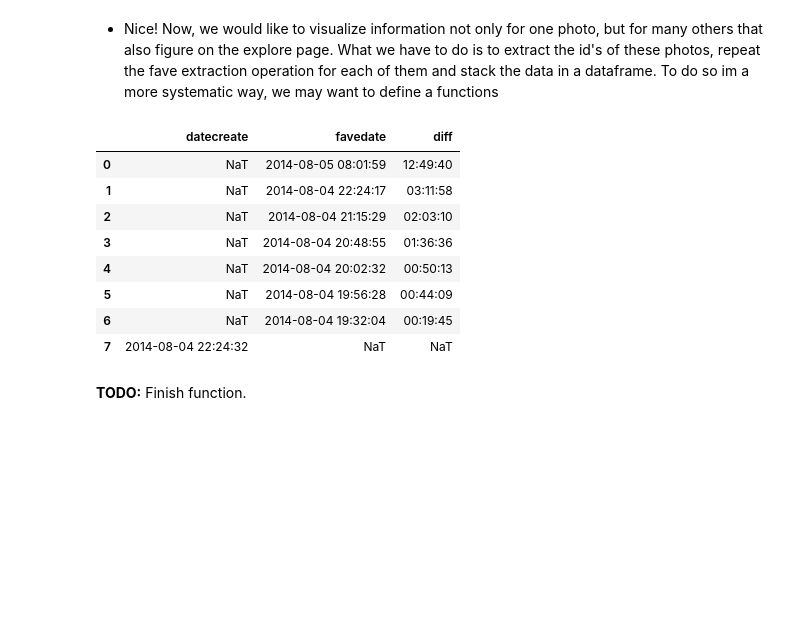
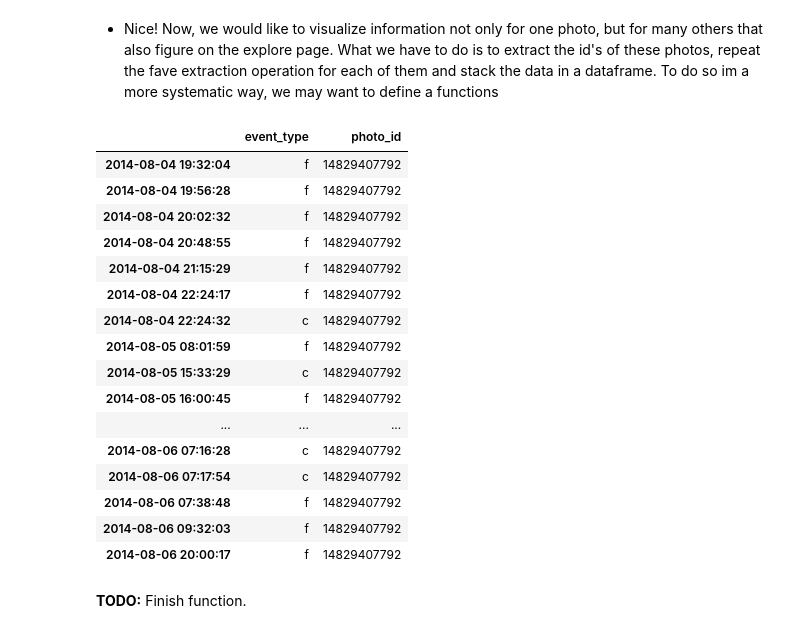
Before and after one commit to odhondt/flickr-data, a Jupyter notebook: flickr data.ipynb, the cells around one changed output. Drawn from its saved outputs; the diff is of its cells as text; code cells hidden in the pictures; blank space fills up the shorter version.

```diff
--- a/flickr data.ipynb
+++ b/flickr data.ipynb
@@ -221,7 +221,8 @@ xlabel('hours'); ylabel('Number of favorites')
 def getFlickrActivity(p_id):
     pp = 50;
 
-    print p_id
+    #print p_id
+
     # time posted
     str_tmp = flickr.photos_getInfo(photo_id=p_id);
     tt = int(json.loads(str_tmp[14:-1])['photo']['dates']['posted'])
@@ -230,9 +231,10 @@ def getFlickrActivity(p_id):
     # parse first page (necessary to know the total number of pages)
     str_tmp = flickr.photos_getFavorites(photo_id=p_id, per_page=pp);
     json_tmp = json.loads(str_tmp[14:-1]);
+    num_p = json_tmp['photo']['pages'];
     df_tmp = pd.read_json(json.dumps(json_tmp['photo']['person']));
-    df = pd.DataFrame(pd.to_datetime(df_tmp['favedate'], unit='s'));
-    num_p = json_tmp['photo']['pages'];
+    dti = pd.DatetimeIndex(pd.to_datetime(df_tmp['favedate'], unit='s'))
+    df = pd.DataFrame({ 'event_type' : 'f', 'photo_id' : p_id },index = dti);
 
     # parse other pages
     for i in arange(2, num_p+1):
@@ -240,32 +242,39 @@ def getFlickrActivity(p_id):
         flickr.photos_getFavorites(photo_id=p_id, page=i, per_page=pp);
         json_tmp = json.loads(str_tmp[14:-1]);
         df_tmp = pd.read_json(json.dumps(json_tmp['photo']['person']));
-        df = df.append(pd.DataFrame(pd.to_datetime(df_tmp['favedate'],\
-                                                       unit='s')), ignore_index=True)
-    # do the same with favorites (no page parsing required)
+        dti = pd.DatetimeIndex(pd.to_datetime(df_tmp['favedate'], unit='s'))
+        df = df.append(pd.DataFrame({ 'event_type' : 'f', 'photo_id' : p_id },index = dti))
+
+    # do the same with comments (no page parsing required)
     str_tmp = json.loads(flickr.photos_comments_getList(photo_id=p_id)[14:-1])
     df_tmp = pd.read_json(json.dumps(str_tmp['comments']['comment']))
-    #df_com = pd.DataFrame(pd.to_datetime(df_tmp['datecreated'], unit='s'));
+    dti = pd.DatetimeIndex(pd.to_datetime(df_tmp['datecreate'], unit='s'))
+    df = df.append(pd.DataFrame({ 'event_type' : 'c', 'photo_id' : p_id },index = dti)).sort_index()
 
-    # append to the main data frame
-    df = df.append(pd.DataFrame(pd.to_datetime(df_tmp['datecreate'],\
-                                                    unit='s')), ignore_index=True)
-
-    # add a column with time difference between the favorite and the time of the post
-    df['diff'] = df['favedate'] - posted;
+    # TODO: add a column with time difference between the favorite and the time of the post
 
     return df
-# %%
-ddf
-# %% [output]
-|  | datecreate | favedate | diff |
-| 0 | NaT | 2014-08-05 08:01:59 | 12:49:40 |
-| 1 | NaT | 2014-08-04 22:24:17 | 03:11:58 |
-| 2 | NaT | 2014-08-04 21:15:29 | 02:03:10 |
-| 3 | NaT | 2014-08-04 20:48:55 | 01:36:36 |
-| 4 | NaT | 2014-08-04 20:02:32 | 00:50:13 |
-| 5 | NaT | 2014-08-04 19:56:28 | 00:44:09 |
-| 6 | NaT | 2014-08-04 19:32:04 | 00:19:45 |
-| 7 | 2014-08-04 22:24:32 | NaT | NaT |
+# %%
+df = getFlickrActivity('14829407792')
+# %%
+df
+# %% [output]
+|  | event_type | photo_id |
+| 2014-08-04 19:32:04 | f | 14829407792 |
+| 2014-08-04 19:56:28 | f | 14829407792 |
+| 2014-08-04 20:02:32 | f | 14829407792 |
+| 2014-08-04 20:48:55 | f | 14829407792 |
+| 2014-08-04 21:15:29 | f | 14829407792 |
+| 2014-08-04 22:24:17 | f | 14829407792 |
+| 2014-08-04 22:24:32 | c | 14829407792 |
+| 2014-08-05 08:01:59 | f | 14829407792 |
+| 2014-08-05 15:33:29 | c | 14829407792 |
+| 2014-08-05 16:00:45 | f | 14829407792 |
+| ... | ... | ... |
+| 2014-08-06 07:16:28 | c | 14829407792 |
+| 2014-08-06 07:17:54 | c | 14829407792 |
+| 2014-08-06 07:38:48 | f | 14829407792 |
+| 2014-08-06 09:32:03 | f | 14829407792 |
+| 2014-08-06 20:00:17 | f | 14829407792 |
 # %% [markdown]
 **TODO:** Finish function.
```
